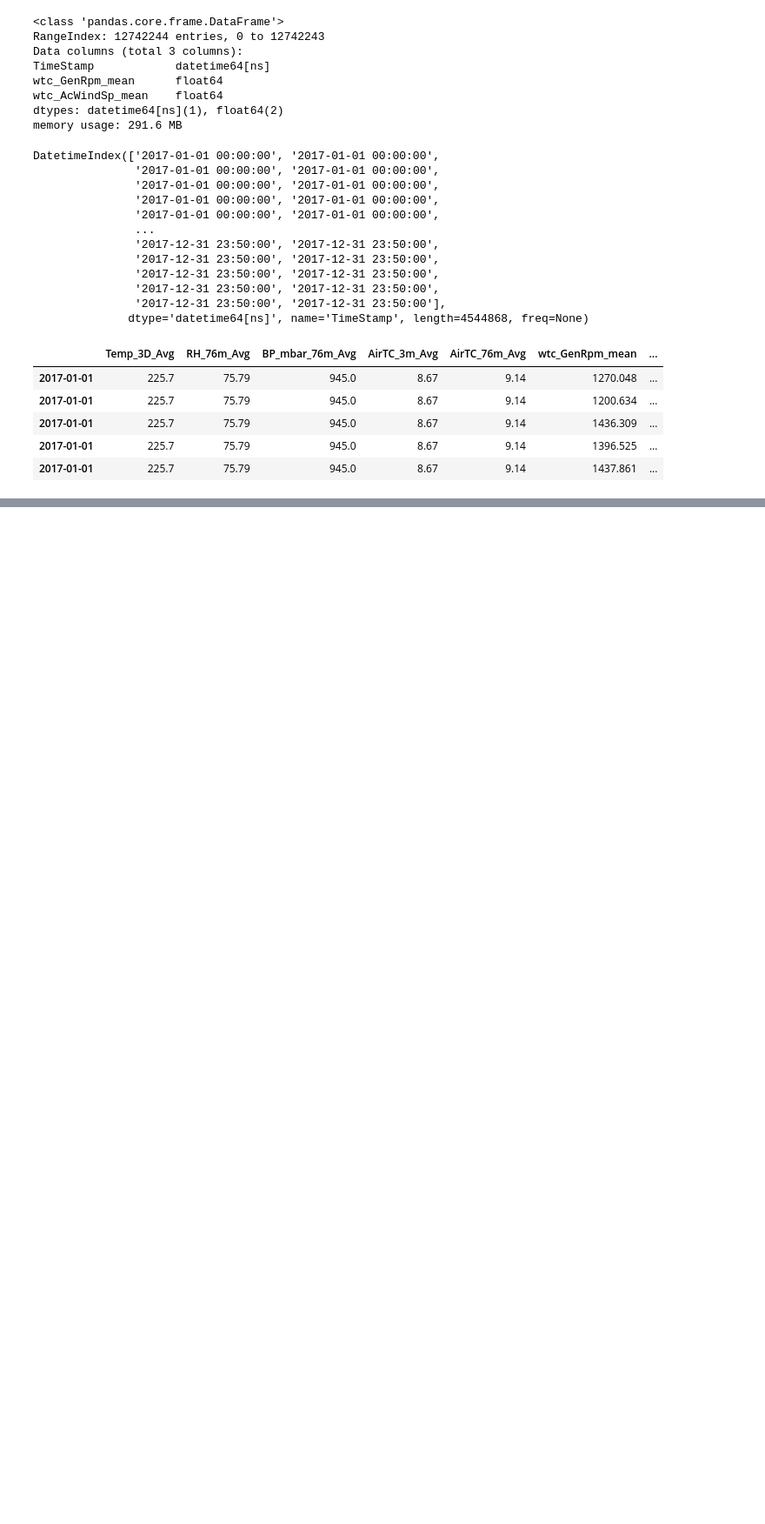
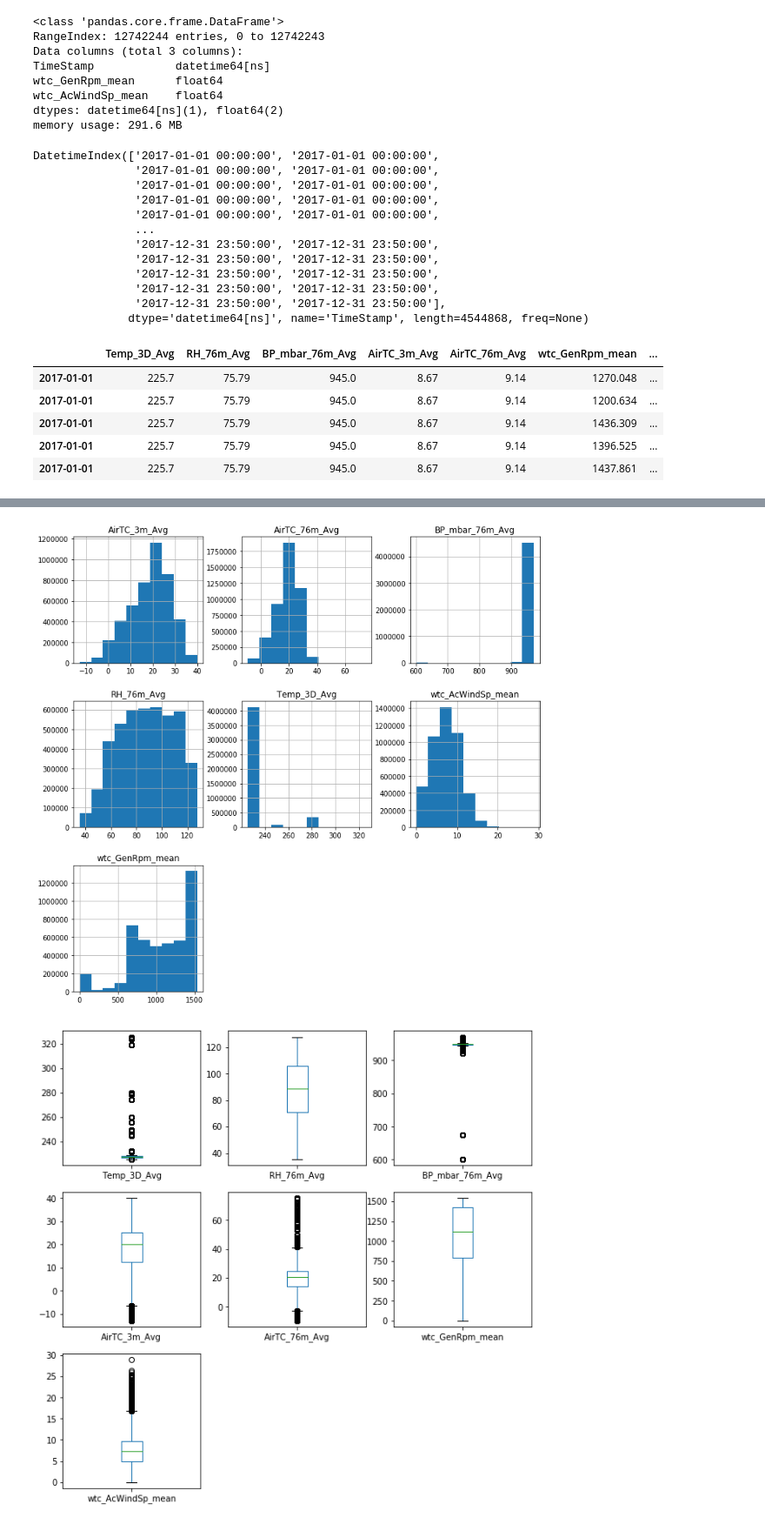
Before and after one commit to CaseyRMartinez/DataMiningProject1, a Jupyter notebook: MetTower (1).ipynb, the cells around one changed output, grey strips where cells are left out. Shown at 87% size. Saved outputs shown, nothing was run; the diff lists cells and outputs as text; code cells hidden in the pictures; blank space fills up the shorter version.

```diff
--- a/MetTower (1).ipynb
+++ b/MetTower (1).ipynb
@@ -69,8 +77,8 @@ df_p.head()
 5 rows × 41 columns
 # %%
 
-#selecting columns of interest from Met#selecti
-df_m = df_m[['TmStamp', 'Temp_3D_Avg', 'RH_76m_Avg', 'BP_mbar_76m_Avg', 'AirTC_3m_Avg','AirTC_76m_Avg']]
+#selecting columns of interest from the meteorological data set
+df_m = df_m[['TmStamp', 'RH_76m_Avg', 'BP_mbar_76m_Avg', 'AirTC_3m_Avg','AirTC_76m_Avg']]
 df_m.describe()
 
 # Need to convert TimeStamp from object to datetime
@@ -153,8 +175,11 @@ df.head()
 # %%
-#Plots of interesting values.
+#Plots of interesting factors.
 #Code From: https://machinelearningmastery.com/visualize-machine-learning-data-python-pandas/
-df.hist(figsize=(7,7))
+df.hist(figsize=(12,12))
 plt.show()
 
-df.plot(kind='box', subplots=True, layout=(3,3), figsize=(7,7), sharex=False, sharey=False)
+df.plot(kind='box', subplots=True, layout=(3,3), figsize=(10,10), sharex=False, sharey=False)
 plt.show()
+# %% [output]
+[figure, added]
+[figure, added]
```
Also changed, not shown: parts of 16 cells of this notebook.
